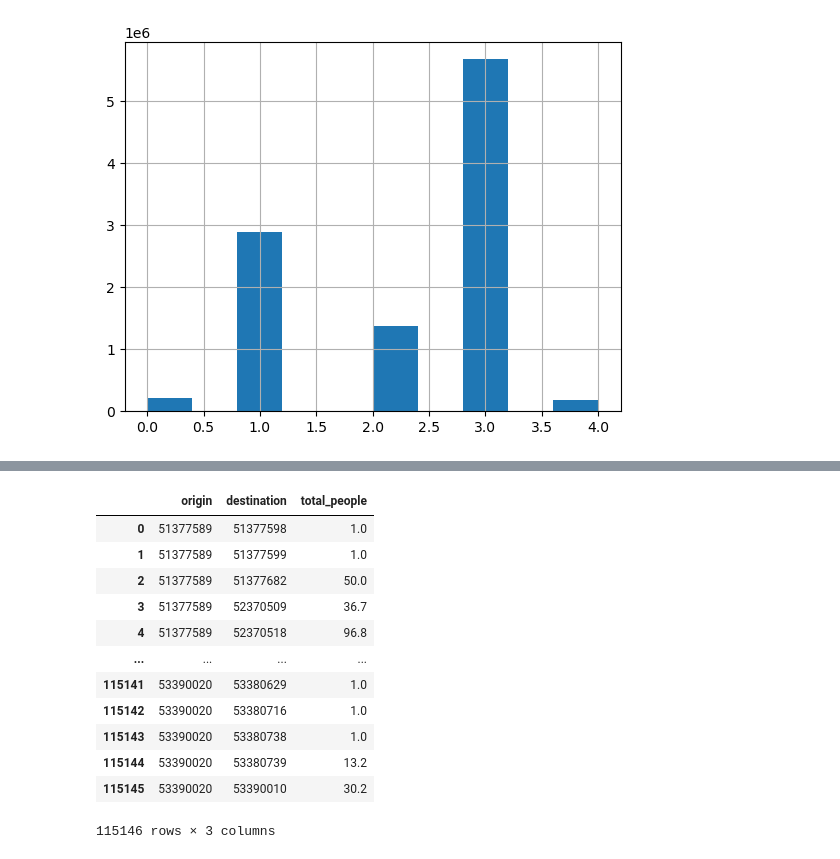
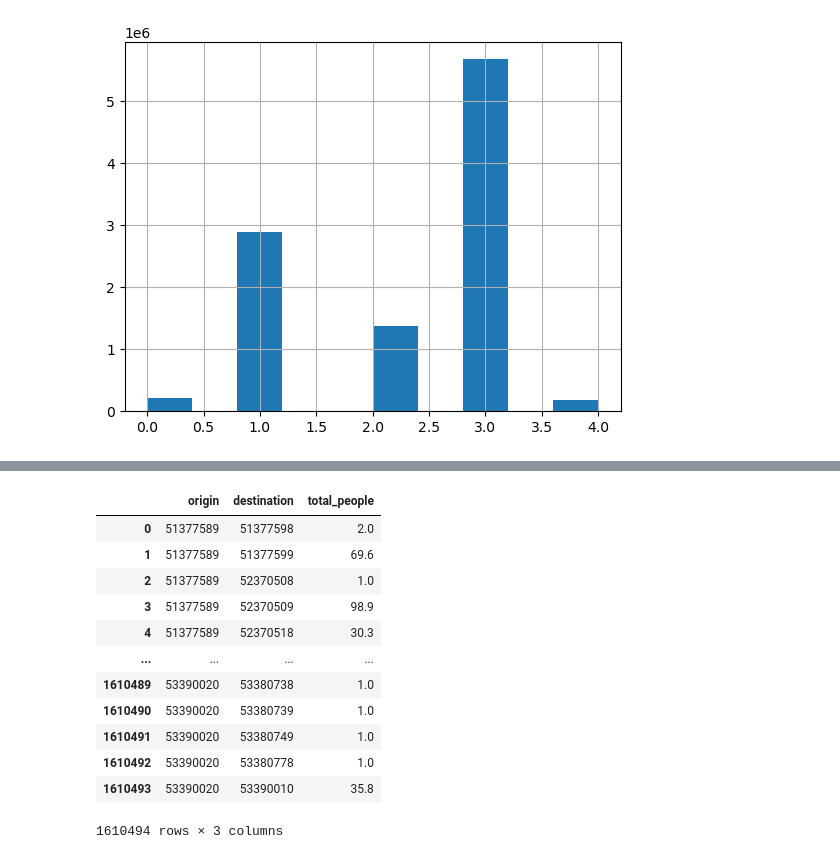
Before and after one commit to sekilab/Pseudo-PFLOW, a Jupyter notebook: src/scripts/SoftbankOD.ipynb, the cells around one changed output, grey strips where cells are left out. Cells and saved outputs as stored; diff of their text form; code cells hidden in the pictures.

```diff
--- a/src/scripts/SoftbankOD.ipynb
+++ b/src/scripts/SoftbankOD.ipynb
@@ -1084,3 +282,7 @@ shizuoka = shizuoka[['origin', 'destination', 'volume']]
 shizuoka.to_csv('Softbank/Shizuoka_pt_zone_od.csv', index=False)
 # %% [markdown]
 ## Shizuoka Pseudo PFLOW
+# %%
+# Not regenerate LV3 observation df
+shizuoka_lv3_df = pd.read_csv('C://large/Softbank/shizuoka_OD_mesh_lv3.csv')
+shizuoka_lv3_df
@@ -1190,18 +384,20 @@ shizuoka_pseudo['volume'].sum() / shizuoka_pseudo_v1['volume'].sum()
 # %%
-shizuoka_sb = shizuoka_lv3_df[['origin_mesh_lv3', 'destination_mesh_lv3', 'total_people']]
-shizuoka_sb = shizuoka_sb.rename(columns={"origin_mesh_lv3": "origin", 'destination_mesh_lv3': 'destination'})
+# shizuoka_sb = shizuoka_lv3_df[['origin_mesh_lv3', 'destination_mesh_lv3', 'total_people']]
+# shizuoka_sb = shizuoka_sb.rename(columns={"origin_mesh_lv3": "origin", 'destination_mesh_lv3': 'destination'})
+shizuoka_sb = shizuoka_lv3_df[['origin_agg_key_cd', 'destination_agg_key_cd', 'total_people']]
+shizuoka_sb = shizuoka_sb.rename(columns={"origin_agg_key_cd": "origin", 'destination_agg_key_cd': 'destination'})
 shizuoka_sb
 # %% [output]
 |  | origin | destination | total_people |
-| 0 | 51377589 | 51377598 | 1.0 |
-| 1 | 51377589 | 51377599 | 1.0 |
-| 2 | 51377589 | 51377682 | 50.0 |
-| 3 | 51377589 | 52370509 | 36.7 |
-| 4 | 51377589 | 52370518 | 96.8 |
+| 0 | 51377589 | 51377598 | 2.0 |
+| 1 | 51377589 | 51377599 | 69.6 |
+| 2 | 51377589 | 52370508 | 1.0 |
+| 3 | 51377589 | 52370509 | 98.9 |
+| 4 | 51377589 | 52370518 | 30.3 |
 | ... | ... | ... | ... |
-| 115141 | 53390020 | 53380629 | 1.0 |
-| 115142 | 53390020 | 53380716 | 1.0 |
-| 115143 | 53390020 | 53380738 | 1.0 |
-| 115144 | 53390020 | 53380739 | 13.2 |
-| 115145 | 53390020 | 53390010 | 30.2 |
+| 1610489 | 53390020 | 53380738 | 1.0 |
+| 1610490 | 53390020 | 53380739 | 1.0 |
+| 1610491 | 53390020 | 53380749 | 1.0 |
+| 1610492 | 53390020 | 53380778 | 1.0 |
+| 1610493 | 53390020 | 53390010 | 35.8 |
-115146 rows × 3 columns
+1610494 rows × 3 columns
```
Also changed, not shown: parts of 114 cells of this notebook, 15 other files.
